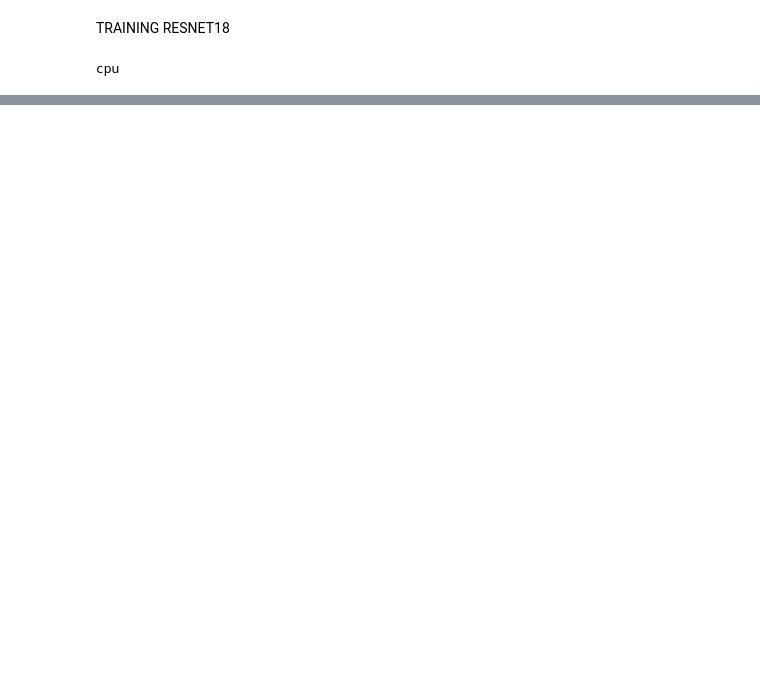
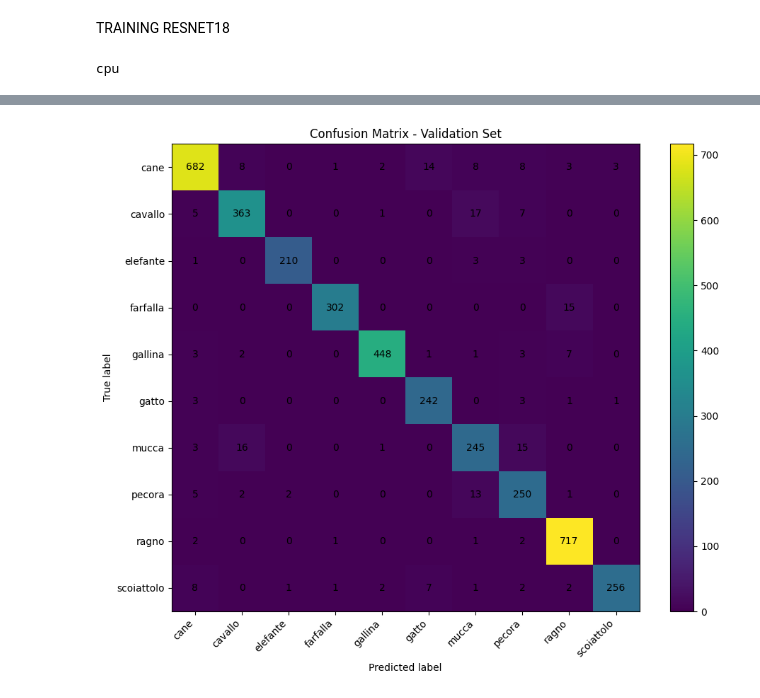
Before and after one commit to DavidDanell/PyTorch, a Jupyter notebook: CNN_pracice/notebooks/training_resnet.ipynb, the cells around one changed output, grey strips where cells are left out. Drawn from its saved outputs; the diff is of its cells as text; code cells hidden in the pictures; blank space fills up the shorter version.

```diff
--- a/CNN_pracice/notebooks/training_resnet.ipynb
+++ b/CNN_pracice/notebooks/training_resnet.ipynb
@@ -284,0 +527,16 @@ Downloading: "https://download.pytorch.org/models/resnet18-f37072fd.pth" to C:\U
+# %%
+all_preds = []
+all_labels = []
+
+model.eval()
+
+with torch.no_grad():
+    for images, labels in valid_loader:
+        images = images.to(device)
+        labels = labels.to(device)
+
+        outputs = model(images)
+        predicted_labels = outputs.argmax(dim=1)
+
+        all_preds.extend(predicted_labels.cpu().numpy())
+        all_labels.extend(labels.cpu().numpy())
@@ -284,0 +570,26 @@ Downloading: "https://download.pytorch.org/models/resnet18-f37072fd.pth" to C:\U
+# %%
+from sklearn.metrics import confusion_matrix
+import matplotlib.pyplot as plt
+
+cm = confusion_matrix(all_labels, all_preds)
+
+plt.figure(figsize=(10, 8))
+plt.imshow(cm)
+plt.title("Confusion Matrix - Validation Set")
+plt.xlabel("Predicted label")
+plt.ylabel("True label")
+plt.colorbar()
+
+class_names = valid_data_full.classes
+
+plt.xticks(range(len(class_names)), class_names, rotation=45, ha="right")
+plt.yticks(range(len(class_names)), class_names)
+
+for i in range(len(class_names)):
+    for j in range(len(class_names)):
+        plt.text(j, i, cm[i, j], ha="center", va="center")
+
+plt.tight_layout()
+plt.show()
+# %% [output]
+[figure, added]
```
Also changed, not shown: parts of 44 cells of this notebook.
